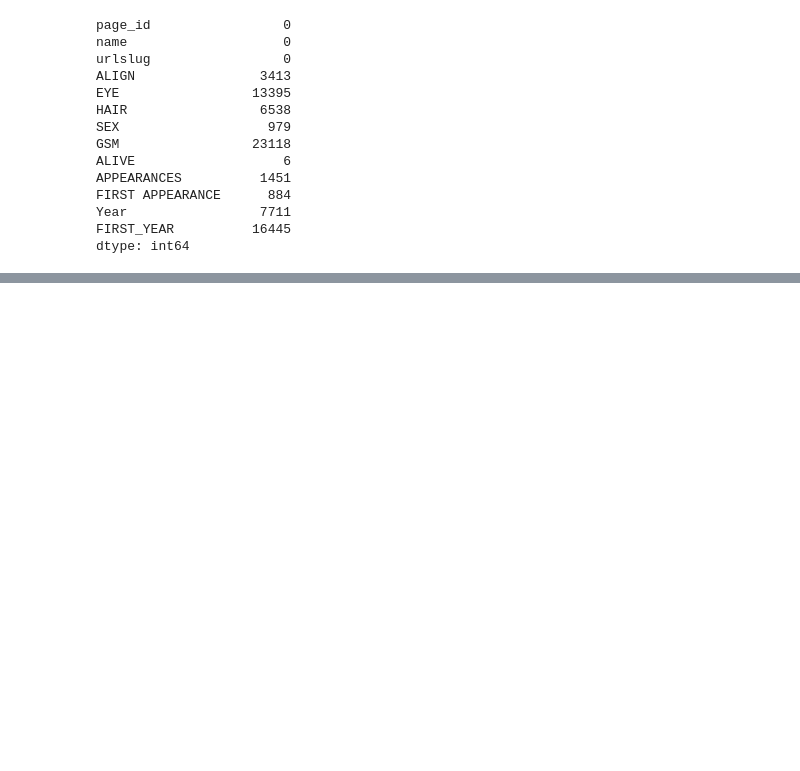
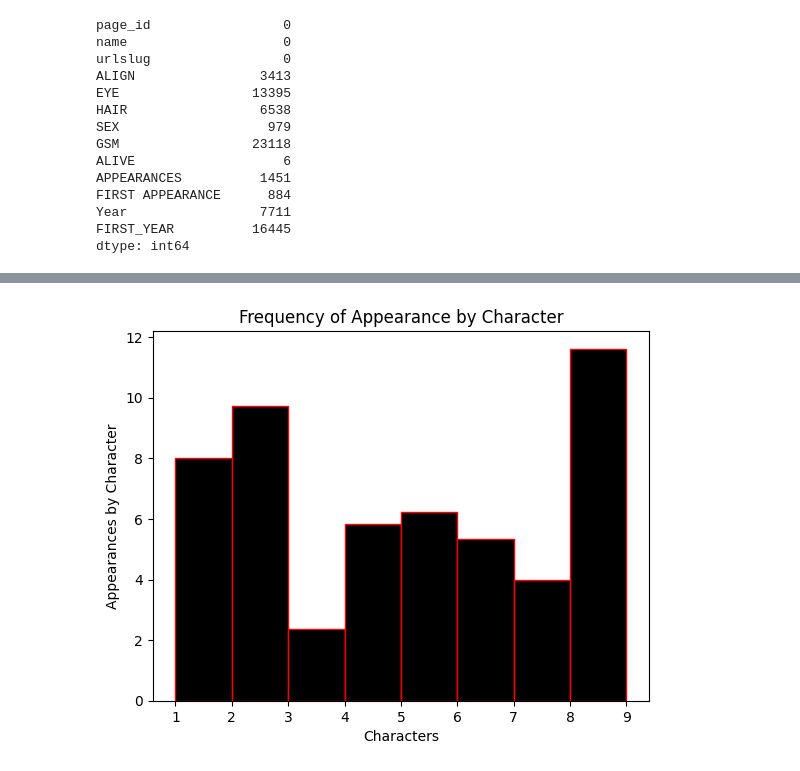
Before and after one commit to Ryanohmm/Data_work, a Jupyter notebook: data.ipynb, the cells around one changed output, grey strips where cells are left out. Drawn from its saved outputs; the diff is of its cells as text; code cells hidden in the pictures; blank space fills up the shorter version.

Commit message:
Updated charts

```diff
--- a/data.ipynb
+++ b/data.ipynb
@@ -262,0 +451,11 @@ dtype: int64
+# %%
+x = np.random.randint(1, 10, size=100)
+y = np.random.rand(100)
+
+plt.hist(x, bins=8, weights=y, color='black', edgecolor='red')
+plt.xlabel("Characters")
+plt.ylabel("Appearances by Character")
+plt.title("Frequency of Appearance by Character")
+plt.show()
+# %% [output]
+[figure, added]
```
Also changed, not shown: parts of 25 cells of this notebook, 1 other file.
